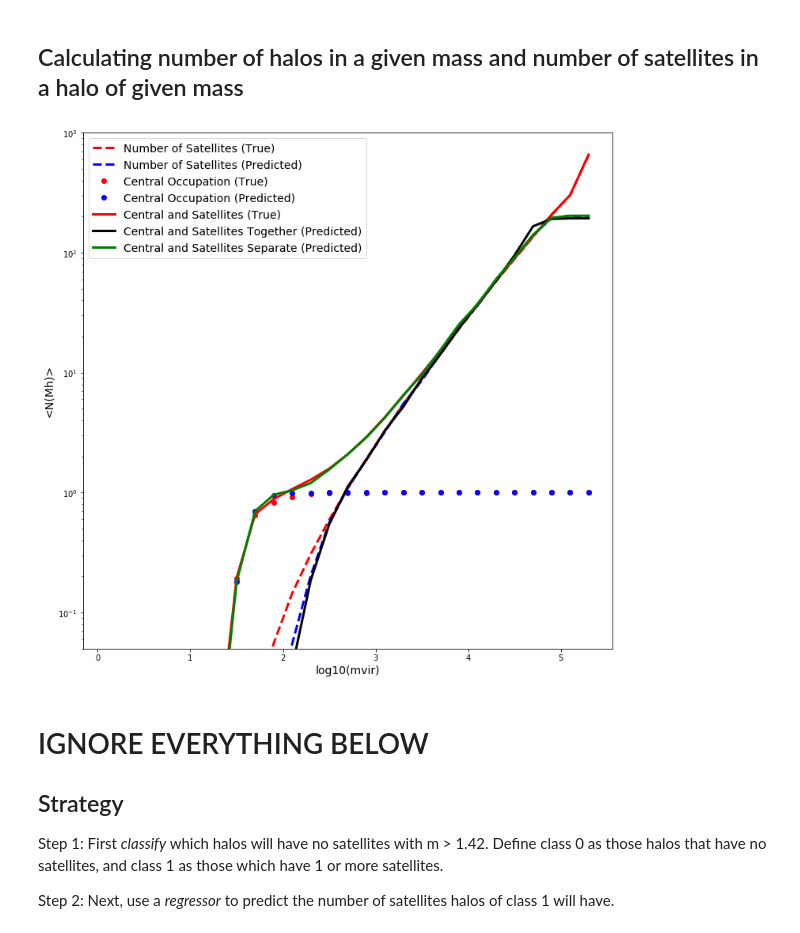
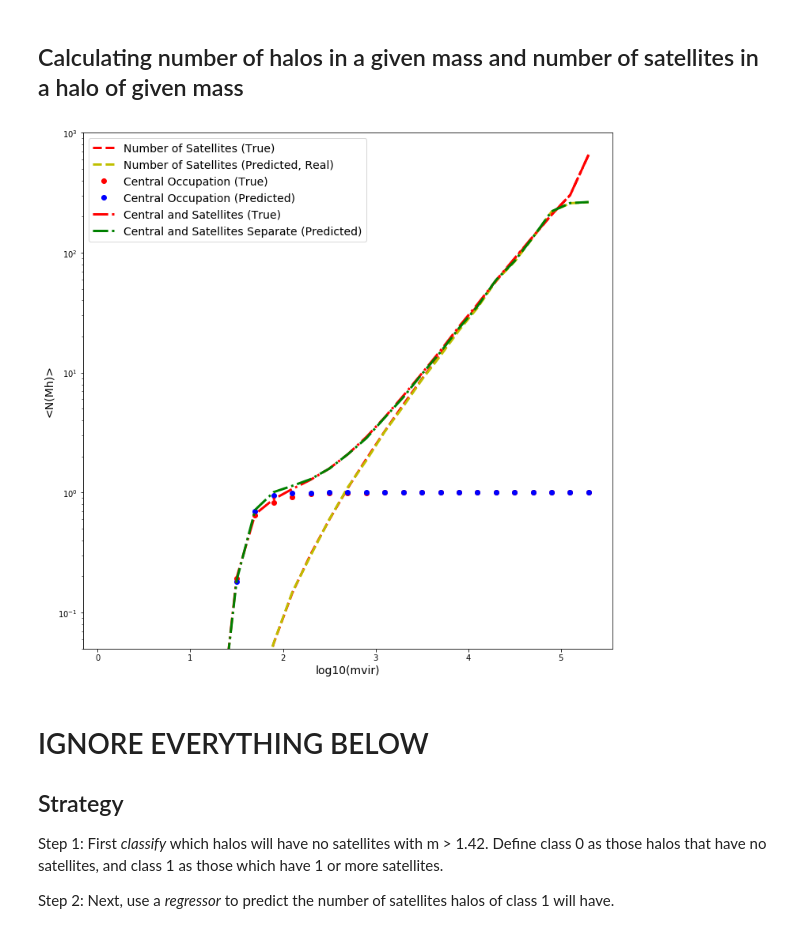
Before and after one commit to burning-river/Assembly_Bias, a Jupyter notebook: notebooks/prediction.ipynb, the cells around one changed output. Cells and saved outputs as stored; diff of their text form; code cells hidden in the pictures.

Commit message:
Rounding off by random numbers added

```diff
--- a/notebooks/prediction.ipynb
+++ b/notebooks/prediction.ipynb
@@ -384,6 +410,7 @@ r2_score(true_test,pred_test)
 # %%
 halo_combined['Sat predicted'] = pred_total
-halo_combined['Sat predicted Rounded Off'] = np.rint(halo_combined['Sat predicted'])
+halo_combined['Sat predicted Rounded Off'] = pred_total_adj
+halo_combined['Sat predicted Rounded Off'] = np.rint(halo_combined['Sat predicted Rounded Off'])
 # %% [markdown]
 ## Trying PCA to reduce number of features
 # %%
@@ -744,6 +773,7 @@ df = df.drop(columns=cols,axis=1)
 df2 = halo_combined_shuffle
 df['Number of Satellites (True)'] = df2['Number of Sats']
 df['Number of Satellites (Predicted)'] = df2['Sat predicted Rounded Off']
+df['Number of Satellites (Predicted, Real)'] = df2['Sat predicted']
 df['Central Occupation (True)'] = df2['central_0_or_1']
 df['Central Occupation (Predicted)'] = df2['Cent predicted']
 df['Central and Satellites (True)'] = df2['Central plus Sat']
@@ -769,0 +800,14 @@ with PdfPages('occupation.png') as png:
+# %%
+with PdfPages('true_vs_pred_poisson.pdf') as pdf:
+    fig = plt.figure(figsize=(12,12))
+    ax2 = fig.add_subplot(111)
+    ax2.scatter(df['Number of Satellites (Predicted)'],
+                df['Number of Satellites (True)'])
+    x = np.linspace(1.,200.,1000)
+    ax2.plot(x, x, 'r', label = 'True = Predictions')
+    ax2.set_xscale('log')
+    ax2.set_yscale('log')
+    ax2.legend(fontsize=14)
+    ax2.set_xlabel('Predictions', fontsize=14)
+    ax2.set_ylabel('True', fontsize=14)
+    pdf.savefig()
@@ -779,6 +825,7 @@ sat_arr = np.zeros((len(df_sort['Mass bins'].value_counts().index.values),3))
 cen_arr = np.zeros_like(sat_arr)
 both_t_arr = np.zeros_like(sat_arr)
 both_s_arr = np.zeros_like(sat_arr)
+sat_arr_real = np.zeros((len(df_sort['Mass bins'].value_counts().index.values),1))
 
 k = 0
 for i in df_sort['Mass bins'].value_counts().index.values:
@@ -804,26 +851,30 @@ for i in df_sort['Mass bins'].value_counts().index.values:
     both_s_arr[k] /= df_cut.shape[0]
     both_s_arr[k,2] = sat_arr[k,2]
 
+    sat_arr_real[k,0] = np.sum(df_cut['Number of Satellites (Predicted, Real)'])
+    sat_arr_real[k,0] /= df_cut.shape[0]
+
     k += 1
 # %%
-with PdfPages('avg_no_gb.pdf') as pdf:
+with PdfPages('avg_no_gb_real.pdf') as pdf:
     indices = np.argsort(sat_arr[:,2])
     fig = plt.figure(figsize=(12,12))
     ax2 = fig.add_subplot(111)
     ax2.set_ylim(0.05,1000)
     ax2.semilogy(sat_arr[indices,2],sat_arr[indices,0],'r--',lw=3, label = 'Number of Satellites (True)')
-    ax2.semilogy(sat_arr[indices,2],sat_arr[indices,1],'b--',lw=3, label = 'Number of Satellites (Predicted)')
+    #ax2.semilogy(sat_arr[indices,2],sat_arr[indices,1],'b--',lw=3, label = 'Number of Satellites (Predicted)')
+    ax2.semilogy(sat_arr[indices,2],sat_arr_real[indices,0],'y--',lw=3, label = 'Number of Satellites (Predicted, Real)')
     ax2.semilogy(cen_arr[indices,2],cen_arr[indices,0],'ro', label = 'Central Occupation (True)')
     ax2.semilogy(cen_arr[indices,2],cen_arr[indices,1],'bo', label = 'Central Occupation (Predicted)')
-    ax2.semilogy(both_t_arr[indices,2],both_t_arr[indices,0],'r',lw=3, label = 'Central and Satellites (True)')
-    ax2.semilogy(both_t_arr[indices,2],both_t_arr[indices,1],'k',lw=3, label = 'Central and Satellites Together (Predicted)')
-    ax2.semilogy(both_s_arr[indices,2],both_s_arr[indices,1],'g',lw=3, label = 'Central and Satellites Separate (Predicted)')
+    ax2.semilogy(both_t_arr[indices,2],both_t_arr[indices,0],'r-.',lw=3, label = 'Central and Satellites (True)')
+    #ax2.semilogy(both_t_arr[indices,2],both_t_arr[indices,1],'k',lw=3, label = 'Central and Satellites Together (Predicted)')
+    ax2.semilogy(both_s_arr[indices,2],both_s_arr[indices,1],'g-.',lw=3, label = 'Central and Satellites Separate (Predicted)')
     ax2.legend(fontsize=14)
     ax2.set_xlabel('log10(mvir)',fontsize=14)
     ax2.set_ylabel('<N(Mh)>',fontsize=14)
     pdf.savefig()
 # %% [output]
-[figure, old version]
+[figure, new version]
 # %%
 halo_combined_final.to_csv('full.txt', header=None, index=None, sep=',')
 # %%
```
Also changed, not shown: parts of 20 cells of this notebook.
